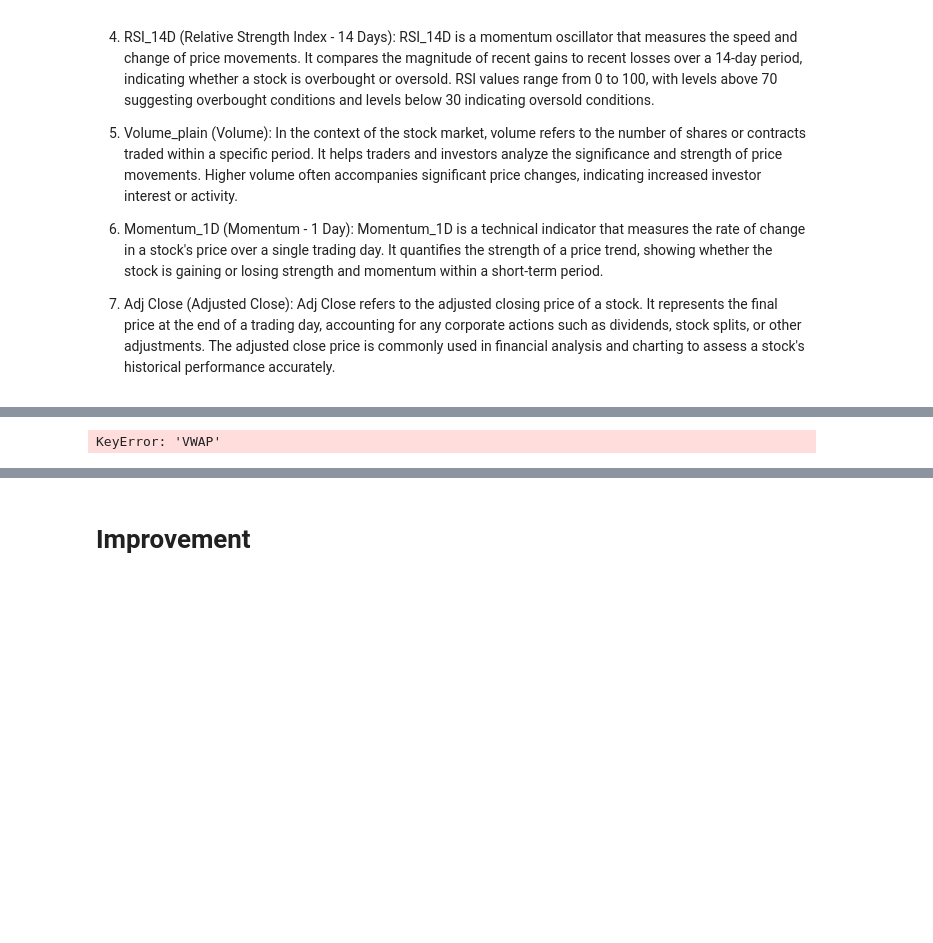
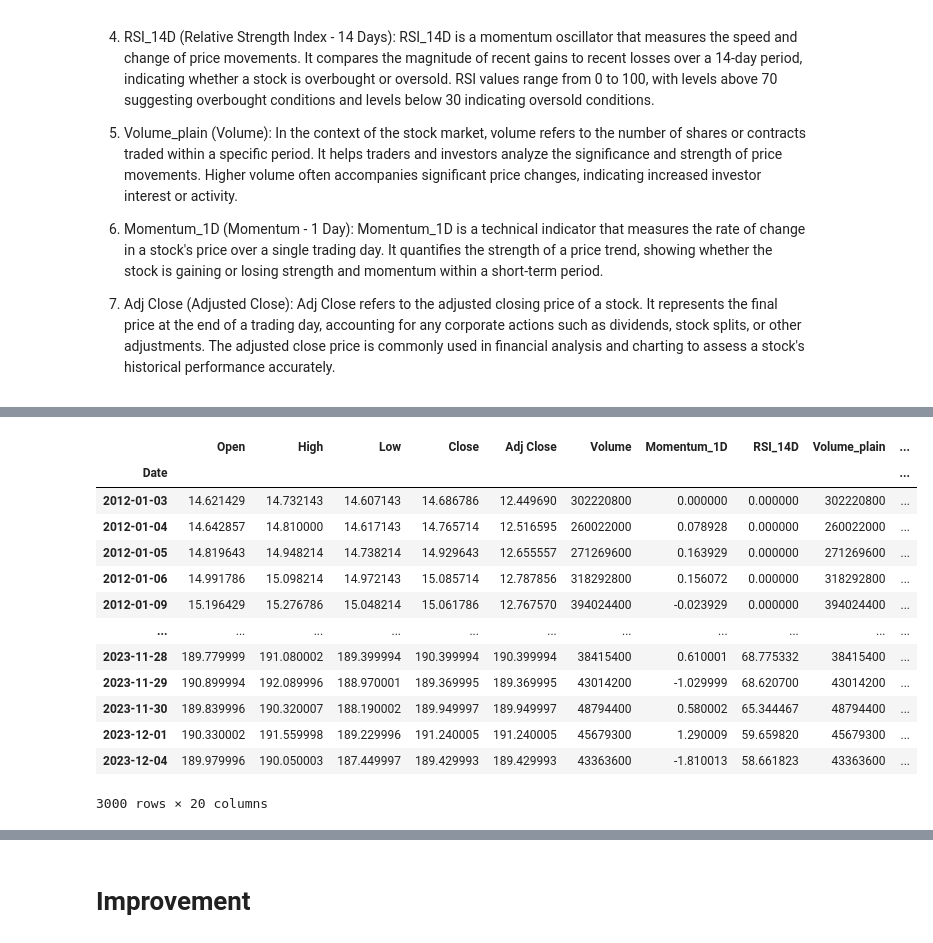
Before and after one commit to PratikAgrawal02/Stock-Market-Analysis, a Jupyter notebook: stock_market_analysis_prediction.ipynb, the cells around one changed output, grey strips where cells are left out. Drawn from its saved outputs; the diff is of its cells as text; code cells hidden in the pictures; blank space fills up the shorter version.

```diff
--- a/stock_market_analysis_prediction.ipynb
+++ b/stock_market_analysis_prediction.ipynb
@@ -866,9 +875,22 @@ R2 score:  -1.485660605636331
 [figure]
 # %%
-df['VwapC'] = (df['VWAP']*0.01+df['Close']*0.99 + 4)
+df['VwapC'] = (df['VWAP']*0.01+df['Close']*0.99 )
 df
 # %% [output]
+|  | Open | High | Low | Close | Adj Close | Volume | Momentum_1D | RSI_14D | Volume_plain | ... |
+| Date |  |  |  |  |  |  |  |  |  | ... |
+| 2012-01-03 | 14.621429 | 14.732143 | 14.607143 | 14.686786 | 12.449690 | 302220800 | 0.000000 | 0.000000 | 302220800 | ... |
+| 2012-01-04 | 14.642857 | 14.810000 | 14.617143 | 14.765714 | 12.516595 | 260022000 | 0.078928 | 0.000000 | 260022000 | ... |
+| 2012-01-05 | 14.819643 | 14.948214 | 14.738214 | 14.929643 | 12.655557 | 271269600 | 0.163929 | 0.000000 | 271269600 | ... |
+| 2012-01-06 | 14.991786 | 15.098214 | 14.972143 | 15.085714 | 12.787856 | 318292800 | 0.156072 | 0.000000 | 318292800 | ... |
+| 2012-01-09 | 15.196429 | 15.276786 | 15.048214 | 15.061786 | 12.767570 | 394024400 | -0.023929 | 0.000000 | 394024400 | ... |
+| ... | ... | ... | ... | ... | ... | ... | ... | ... | ... | ... |
+| 2023-11-28 | 189.779999 | 191.080002 | 189.399994 | 190.399994 | 190.399994 | 38415400 | 0.610001 | 68.775332 | 38415400 | ... |
+| 2023-11-29 | 190.899994 | 192.089996 | 188.970001 | 189.369995 | 189.369995 | 43014200 | -1.029999 | 68.620700 | 43014200 | ... |
+| 2023-11-30 | 189.839996 | 190.320007 | 188.190002 | 189.949997 | 189.949997 | 48794400 | 0.580002 | 65.344467 | 48794400 | ... |
+| 2023-12-01 | 190.330002 | 191.559998 | 189.229996 | 191.240005 | 191.240005 | 45679300 | 1.290009 | 59.659820 | 45679300 | ... |
+| 2023-12-04 | 189.979996 | 190.050003 | 187.449997 | 189.429993 | 189.429993 | 43363600 | -1.810013 | 58.661823 | 43363600 | ... |
-KeyError: 'VWAP'
+3000 rows × 20 columns
 # %%
 
 data = df.filter(['VwapC'])
```
Also changed, not shown: parts of 27 cells of this notebook.
